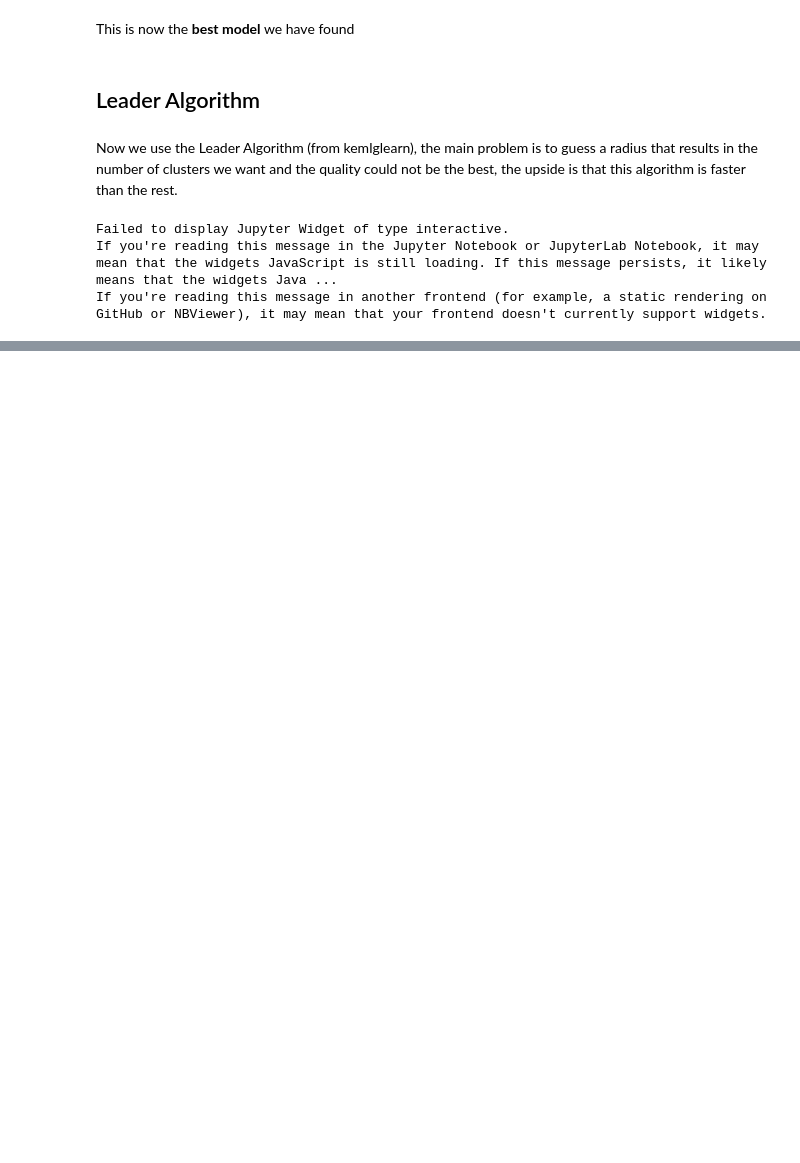
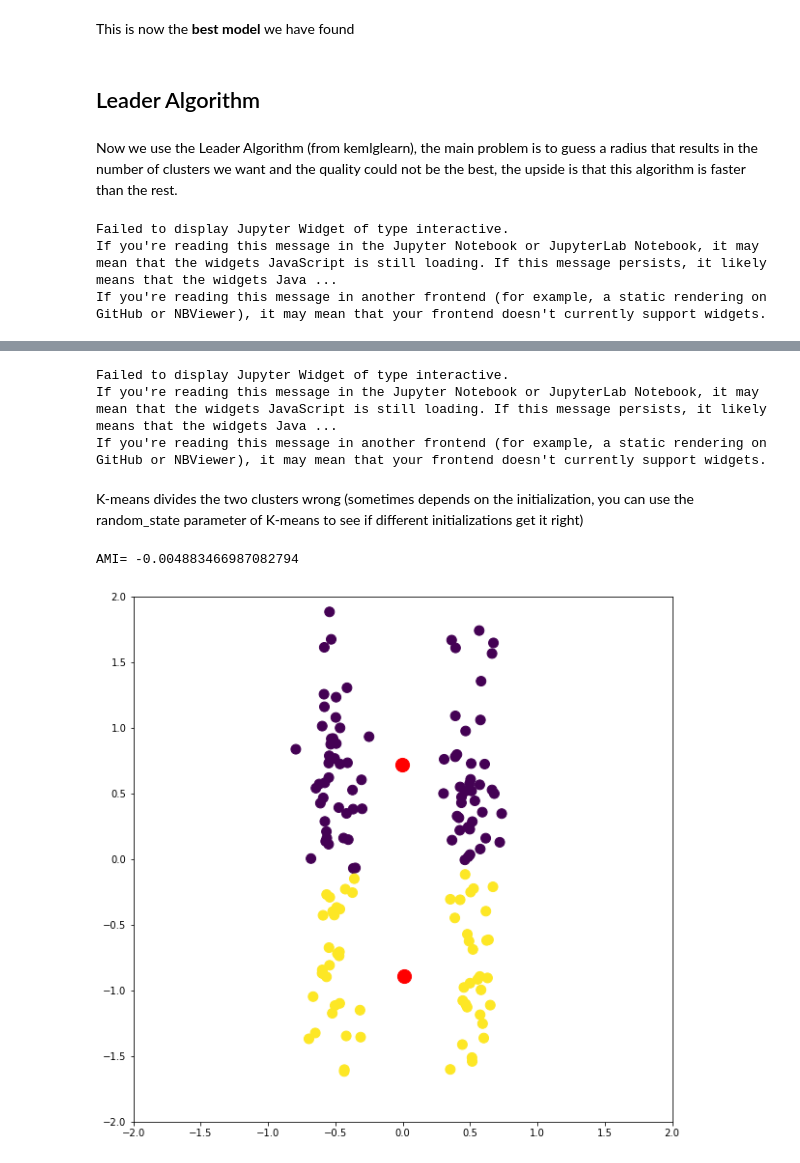
Before and after one commit to bejar/URLNotebooks, a Jupyter notebook: Notebooks/07PrototypeClustering.ipynb, the cells around one changed output, grey strips where cells are left out. Saved outputs shown, nothing was run; the diff lists cells and outputs as text; code cells hidden in the pictures; blank space fills up the shorter version.

```diff
--- a/Notebooks/07PrototypeClustering.ipynb
+++ b/Notebooks/07PrototypeClustering.ipynb
@@ -148,0 +203,33 @@ If you're reading this message in another frontend (for example, a static render
+# %%
+@interact(sc1=(25,200, 25), v1=(0.1, 0.2, 0.1), sc2=(25,200, 25), v2=(0.6, 1,0.1))
+def g(sc1=75, v1=0.1, sc2=75, v2=0.9):
+    global data, dlabels
+    data = np.zeros((sc1+sc2,2))
+    data[0:sc1, 0] = normal(loc=-0.5, scale=v1, size=sc1)
+    data[0:sc1, 1] = normal(loc=0.0, scale=v2, size=sc1)
+    data[sc1:, 0] = normal(loc=0.5, scale=v1, size=sc2)
+    data[sc1:, 1] = normal(loc=0.0, scale=v2, size=sc2)
+    dlabels = np.zeros(sc1+sc2)
+    dlabels[sc1:] = 1
+    plt.figure(figsize=(10,10))
+    plt.ylim(-2,2)
+    plt.xlim(-2,2)
+    plt.scatter(data[:, 0], data[:, 1], c=dlabels, s=100);
+# %% [output]
+Failed to display Jupyter Widget of type interactive.
+If you're reading this message in the Jupyter Notebook or JupyterLab Notebook, it may mean that the widgets JavaScript is still loading. If this message persists, it likely means that the widgets Java ...
+If you're reading this message in another frontend (for example, a static rendering on GitHub or NBViewer), it may mean that your frontend doesn't currently support widgets.
+# %% [markdown]
+K-means divides the two clusters wrong (sometimes depends on the initialization, you can use the random_state parameter of K-means to see if different initializations get it right)
+# %%
+km = KMeans(n_clusters=2)
+labels = km.fit_predict(data)
+print("AMI=", adjusted_mutual_info_score(dlabels, labels))
+plt.figure(figsize=(10,10))
+plt.ylim(-2,2)
+plt.xlim(-2,2)
+plt.scatter(data[:, 0], data[:, 1], c=labels, s=100)
+plt.scatter(km.cluster_centers_[:,0], km.cluster_centers_[:,1], c='r', s=200);
+# %% [output]
+AMI= -0.004883466987082794
+[figure, added]
```
Also changed, not shown: parts of 19 cells of this notebook, 15 other files.
